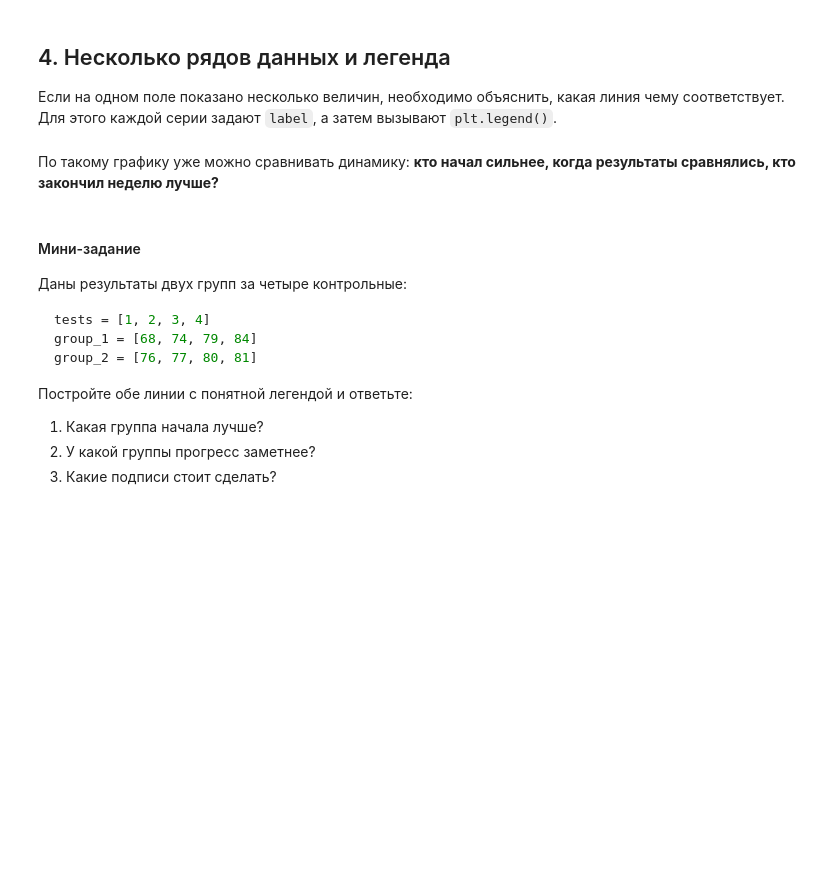
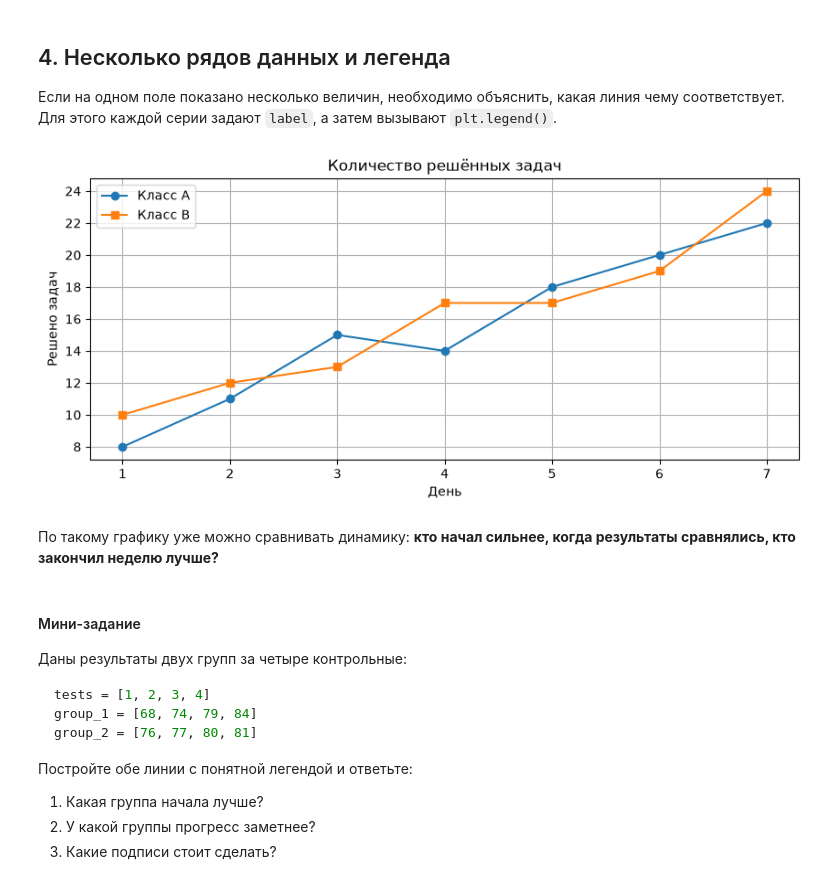
Before and after one commit to idkisl/PythonCourse_2026, a Jupyter notebook: 08/Лекция/lecture_8_matplotlib.ipynb, the cells around one changed output. Saved outputs shown, nothing was run; the diff lists cells and outputs as text; code cells hidden in the pictures; blank space fills up the shorter version.

```diff
--- a/08/Лекция/lecture_8_matplotlib.ipynb
+++ b/08/Лекция/lecture_8_matplotlib.ipynb
@@ -61,17 +83,21 @@ plt.show()
 # %%
 days = np.arange(1, 8)
 class_a = [8, 11, 15, 14, 18, 20, 22]
 class_b = [10, 12, 13, 17, 17, 19, 24]
 
-plt.figure(figsize=(8, 4))
+plt.figure(figsize=(10, 4))
 plt.plot(days, class_a, marker='o', label='Класс A')
 plt.plot(days, class_b, marker='s', label='Класс B')
+
 plt.title('Количество решённых задач')
 plt.xlabel('День')
 plt.ylabel('Решено задач')
 plt.grid()
+
 plt.legend()
 plt.show()
+# %% [output]
+[figure, added]
 # %% [markdown]
 По такому графику уже можно сравнивать динамику: **кто начал сильнее, когда результаты сравнялись, кто закончил неделю лучше?**
 # %% [markdown]
```
Also changed, not shown: parts of 19 cells of this notebook, 7 other files.
